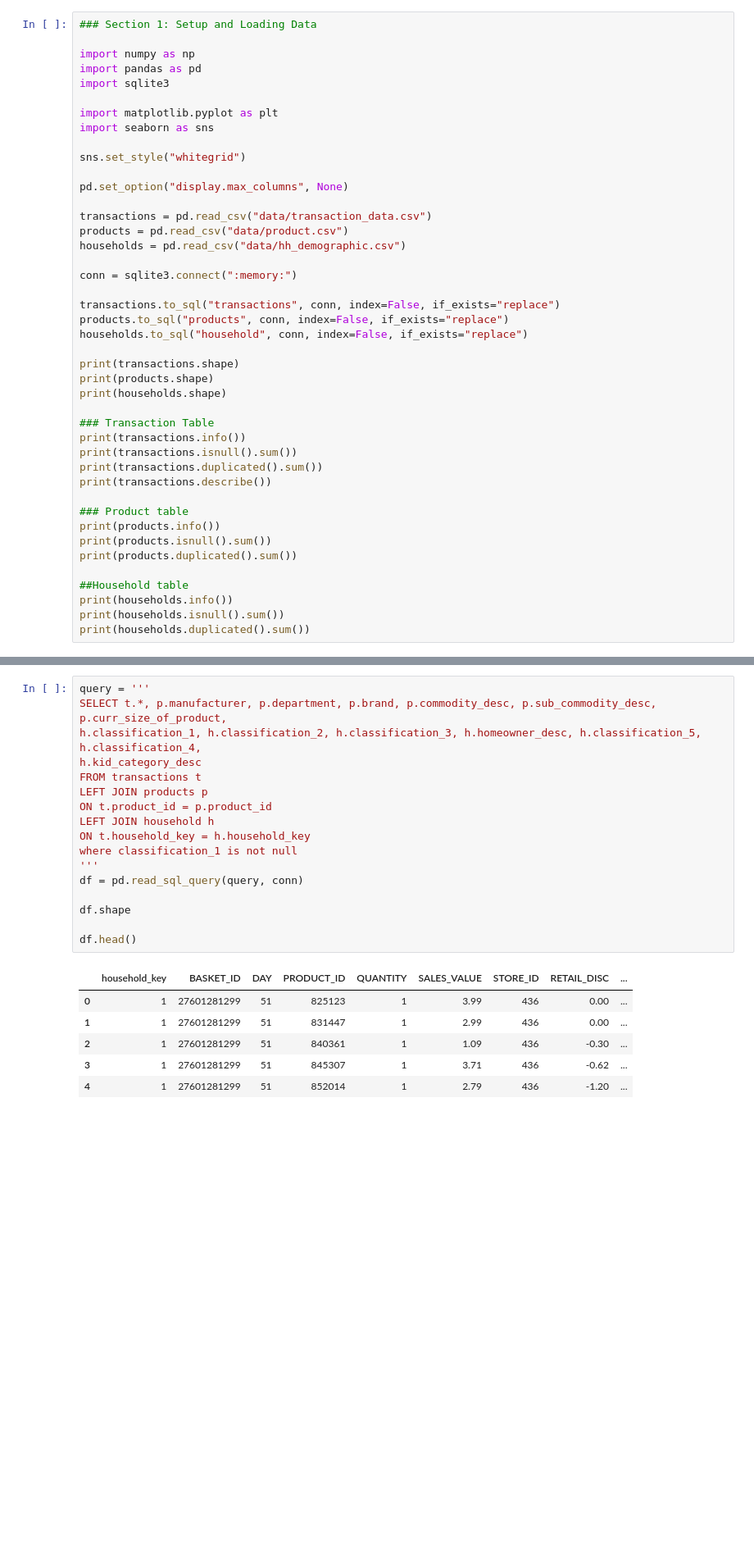
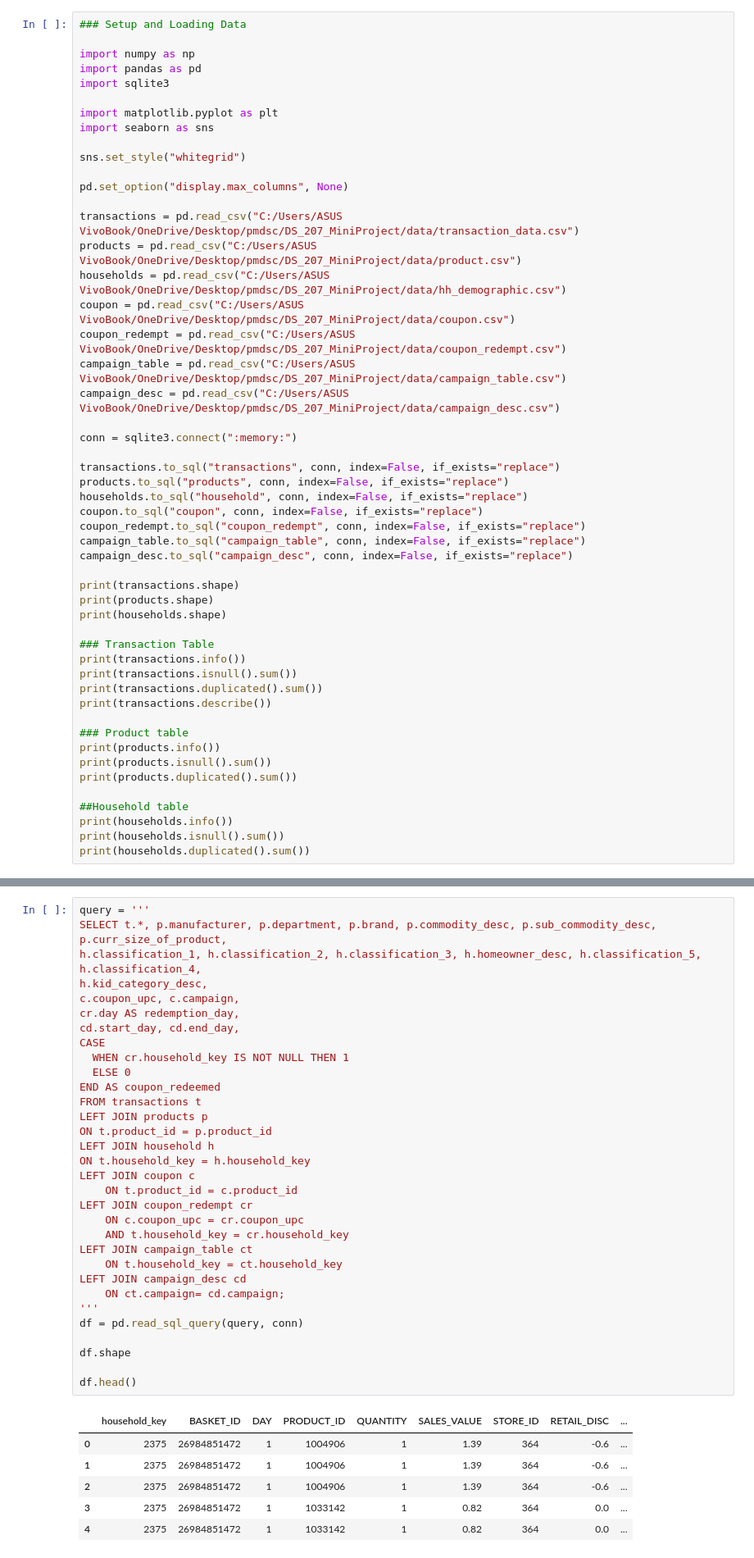
Before and after one commit to nikkeijane/DS_207_MiniProject, a Jupyter notebook: notebook.ipynb, the cells around one changed output, grey strips where cells are left out. Shown at 82% size. Cells and saved outputs as stored; diff of their text form; blank space fills up the shorter version.

```diff
--- a/notebook.ipynb
+++ b/notebook.ipynb
@@ -19,5 +46,5 @@ Rather than treating loyalty as a fixed label, this project investigates the fra
 # %%
-### Section 1: Setup and Loading Data
+### Setup and Loading Data
 
 import numpy as np
 import pandas as pd
@@ -30,15 +57,23 @@ sns.set_style("whitegrid")
 
 pd.set_option("display.max_columns", None)
 
-transactions = pd.read_csv("data/transaction_data.csv")
-products = pd.read_csv("data/product.csv")
-households = pd.read_csv("data/hh_demographic.csv")
+transactions = pd.read_csv("C:/Users/ASUS VivoBook/OneDrive/Desktop/pmdsc/DS_207_MiniProject/data/transaction_data.csv")
+products = pd.read_csv("C:/Users/ASUS VivoBook/OneDrive/Desktop/pmdsc/DS_207_MiniProject/data/product.csv")
+households = pd.read_csv("C:/Users/ASUS VivoBook/OneDrive/Desktop/pmdsc/DS_207_MiniProject/data/hh_demographic.csv")
+coupon = pd.read_csv("C:/Users/ASUS VivoBook/OneDrive/Desktop/pmdsc/DS_207_MiniProject/data/coupon.csv")
+coupon_redempt = pd.read_csv("C:/Users/ASUS VivoBook/OneDrive/Desktop/pmdsc/DS_207_MiniProject/data/coupon_redempt.csv")
+campaign_table = pd.read_csv("C:/Users/ASUS VivoBook/OneDrive/Desktop/pmdsc/DS_207_MiniProject/data/campaign_table.csv")
+campaign_desc = pd.read_csv("C:/Users/ASUS VivoBook/OneDrive/Desktop/pmdsc/DS_207_MiniProject/data/campaign_desc.csv")
 
 conn = sqlite3.connect(":memory:")
 
 transactions.to_sql("transactions", conn, index=False, if_exists="replace")
 products.to_sql("products", conn, index=False, if_exists="replace")
 households.to_sql("household", conn, index=False, if_exists="replace")
+coupon.to_sql("coupon", conn, index=False, if_exists="replace")
+coupon_redempt.to_sql("coupon_redempt", conn, index=False, if_exists="replace")
+campaign_table.to_sql("campaign_table", conn, index=False, if_exists="replace")
+campaign_desc.to_sql("campaign_desc", conn, index=False, if_exists="replace")
 
 print(transactions.shape)
 print(products.shape)
@@ -85,25 +117,40 @@ To understand habit fragility, can transaction behavior be connected to product
 # %%
 query = '''
 SELECT t.*, p.manufacturer, p.department, p.brand, p.commodity_desc, p.sub_commodity_desc, p.curr_size_of_product,
 h.classification_1, h.classification_2, h.classification_3, h.homeowner_desc, h.classification_5, h.classification_4,
-h.kid_category_desc
+h.kid_category_desc,
+c.coupon_upc, c.campaign,
+cr.day AS redemption_day,
+cd.start_day, cd.end_day,
+CASE
+  WHEN cr.household_key IS NOT NULL THEN 1
+  ELSE 0
+END AS coupon_redeemed
 FROM transactions t
 LEFT JOIN products p
 ON t.product_id = p.product_id
 LEFT JOIN household h
 ON t.household_key = h.household_key
-where classification_1 is not null
+LEFT JOIN coupon c
+    ON t.product_id = c.product_id
+LEFT JOIN coupon_redempt cr
+    ON c.coupon_upc = cr.coupon_upc
+    AND t.household_key = cr.household_key
+LEFT JOIN campaign_table ct
+    ON t.household_key = ct.household_key
+LEFT JOIN campaign_desc cd
+    ON ct.campaign= cd.campaign;
 '''
 df = pd.read_sql_query(query, conn)
 
 df.shape
 
 df.head()
 # %% [output]
 |  | household_key | BASKET_ID | DAY | PRODUCT_ID | QUANTITY | SALES_VALUE | STORE_ID | RETAIL_DISC | ... |
-| 0 | 1 | 27601281299 | 51 | 825123 | 1 | 3.99 | 436 | 0.00 | ... |
-| 1 | 1 | 27601281299 | 51 | 831447 | 1 | 2.99 | 436 | 0.00 | ... |
-| 2 | 1 | 27601281299 | 51 | 840361 | 1 | 1.09 | 436 | -0.30 | ... |
-| 3 | 1 | 27601281299 | 51 | 845307 | 1 | 3.71 | 436 | -0.62 | ... |
-| 4 | 1 | 27601281299 | 51 | 852014 | 1 | 2.79 | 436 | -1.20 | ... |
+| 0 | 2375 | 26984851472 | 1 | 1004906 | 1 | 1.39 | 364 | -0.6 | ... |
+| 1 | 2375 | 26984851472 | 1 | 1004906 | 1 | 1.39 | 364 | -0.6 | ... |
+| 2 | 2375 | 26984851472 | 1 | 1004906 | 1 | 1.39 | 364 | -0.6 | ... |
+| 3 | 2375 | 26984851472 | 1 | 1033142 | 1 | 0.82 | 364 | 0.0 | ... |
+| 4 | 2375 | 26984851472 | 1 | 1033142 | 1 | 0.82 | 364 | 0.0 | ... |
 # %% [markdown]
```
Also changed, not shown: parts of 30 cells of this notebook.
